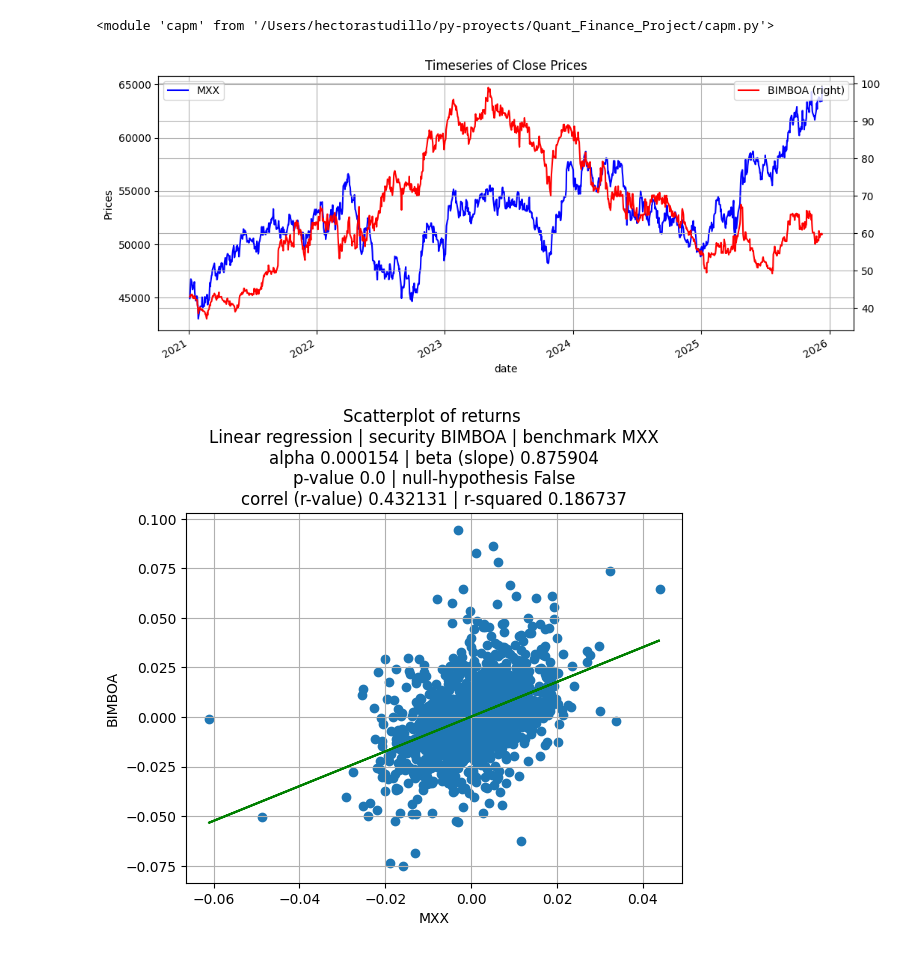
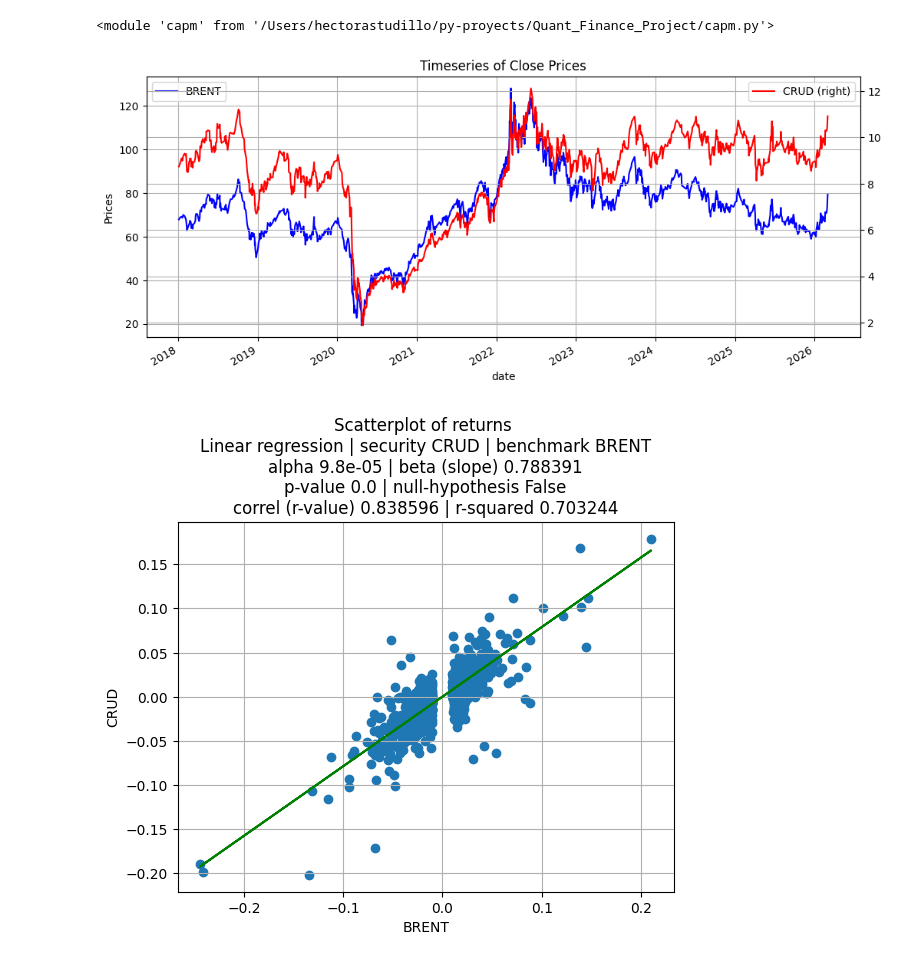
Before and after one commit to hectoras20/py-projects, a Jupyter notebook: Quant_Finance_Project/quantitative_market_analysis_workflow.ipynb, the cells around one changed output. Drawn from its saved outputs; the diff is of its cells as text; code cells hidden in the pictures.

```diff
--- a/Quant_Finance_Project/quantitative_market_analysis_workflow.ipynb
+++ b/Quant_Finance_Project/quantitative_market_analysis_workflow.ipynb
@@ -717,16 +718,16 @@ importlib.reload(capm)
 # %% [output]
 <module 'capm' from '/Users/hectorastudillo/py-proyects/Quant_Finance_Project/capm.py'>
 # %%
-security = "BIMBOA"
-benchmark = "MXX"
+security = "CRUD"
+benchmark = "BRENT"
 
 summary = capm.model(security, benchmark, 6)
 
-summary.synchronise_timeseries(extremeValues=False)
+summary.synchronise_timeseries(extremeValues=True)
 summary.plot_timeseries()
 
 summary.compute_linear_reg()
 summary.plot_linear_reg()
 # %% [output]
-[figure, old version]
+[figure, new version]
-[figure, old version]
+[figure, new version]
```
Also changed, not shown: parts of 13 cells of this notebook, 28 other files.
